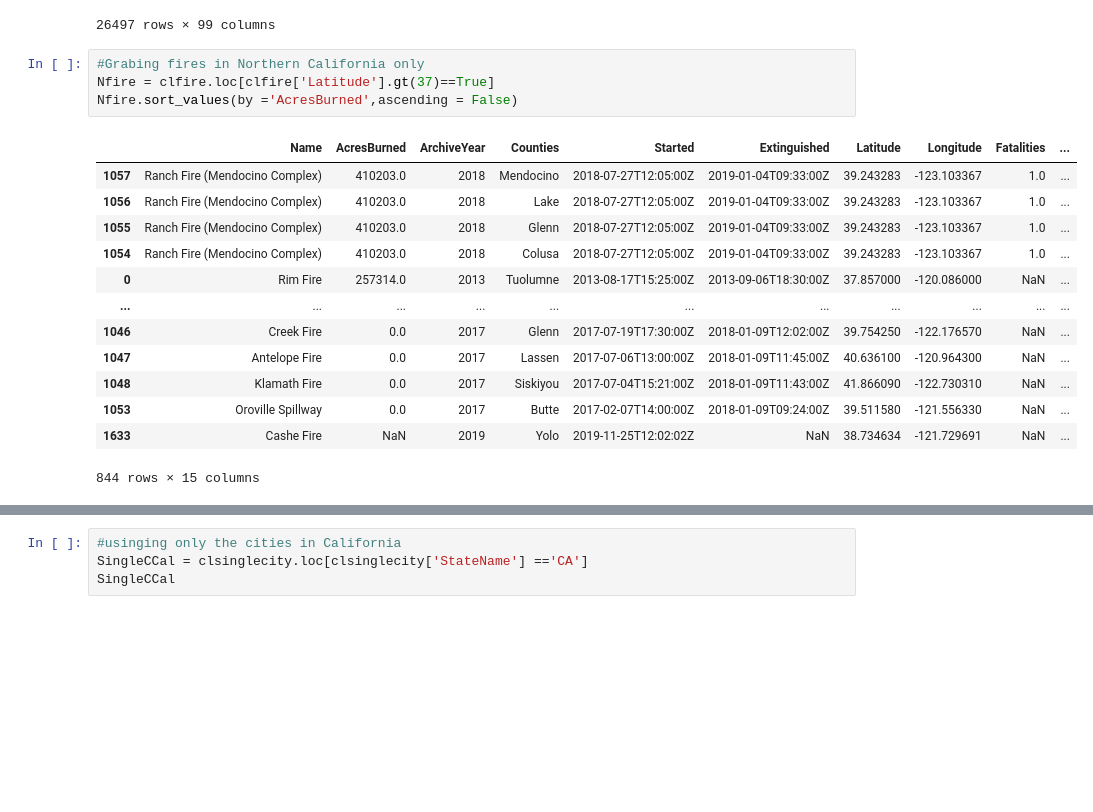
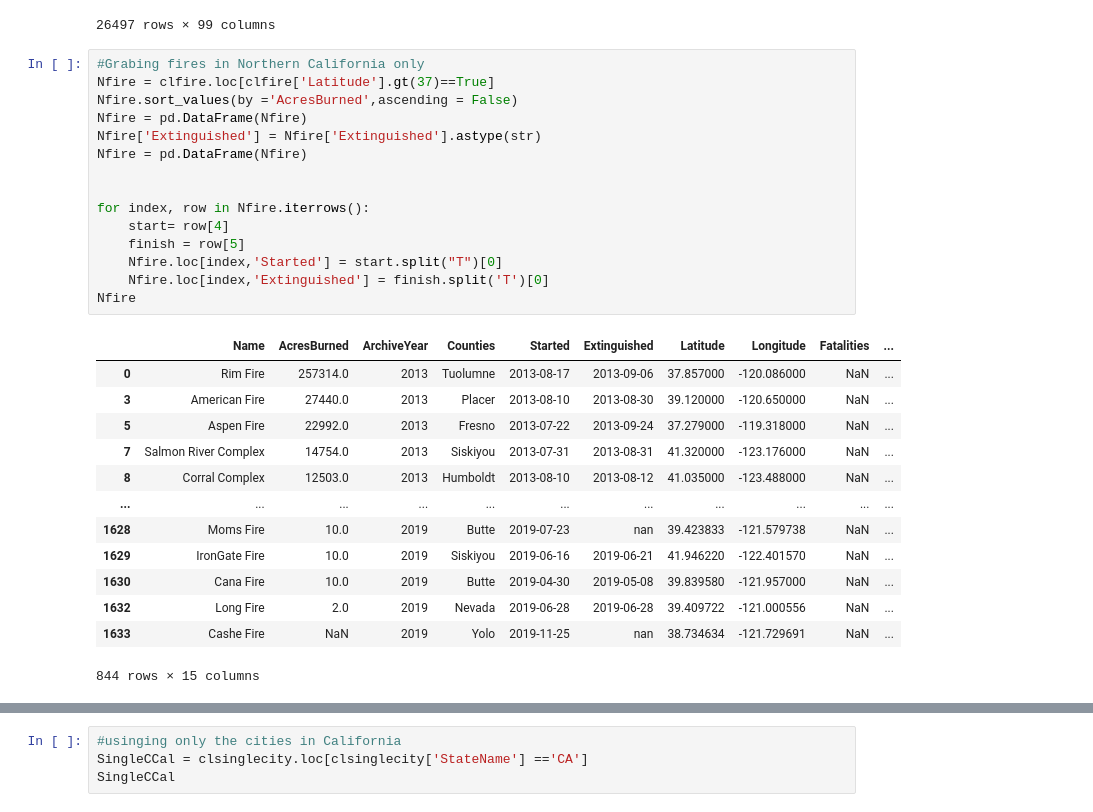
Before and after one commit to mattuzi17/The-Flight-From-Rural-Communities, a Jupyter notebook: Nathan.ipynb, the cells around one changed output, grey strips where cells are left out. Cells and saved outputs as stored; diff of their text form; blank space fills up the shorter version.

```diff
--- a/Nathan.ipynb
+++ b/Nathan.ipynb
@@ -92,20 +93,31 @@ clsinglecity
 # %%
 #Grabing fires in Northern California only
 Nfire = clfire.loc[clfire['Latitude'].gt(37)==True]
 Nfire.sort_values(by ='AcresBurned',ascending = False)
+Nfire = pd.DataFrame(Nfire)
+Nfire['Extinguished'] = Nfire['Extinguished'].astype(str)
+Nfire = pd.DataFrame(Nfire)
+
+
+for index, row in Nfire.iterrows():
+    start= row[4]
+    finish = row[5]
+    Nfire.loc[index,'Started'] = start.split("T")[0]
+    Nfire.loc[index,'Extinguished'] = finish.split('T')[0]
+Nfire
 # %% [output]
 |  | Name | AcresBurned | ArchiveYear | Counties | Started | Extinguished | Latitude | Longitude | Fatalities | ... |
-| 1057 | Ranch Fire (Mendocino Complex) | 410203.0 | 2018 | Mendocino | 2018-07-27T12:05:00Z | 2019-01-04T09:33:00Z | 39.243283 | -123.103367 | 1.0 | ... |
-| 1056 | Ranch Fire (Mendocino Complex) | 410203.0 | 2018 | Lake | 2018-07-27T12:05:00Z | 2019-01-04T09:33:00Z | 39.243283 | -123.103367 | 1.0 | ... |
-| 1055 | Ranch Fire (Mendocino Complex) | 410203.0 | 2018 | Glenn | 2018-07-27T12:05:00Z | 2019-01-04T09:33:00Z | 39.243283 | -123.103367 | 1.0 | ... |
-| 1054 | Ranch Fire (Mendocino Complex) | 410203.0 | 2018 | Colusa | 2018-07-27T12:05:00Z | 2019-01-04T09:33:00Z | 39.243283 | -123.103367 | 1.0 | ... |
-| 0 | Rim Fire | 257314.0 | 2013 | Tuolumne | 2013-08-17T15:25:00Z | 2013-09-06T18:30:00Z | 37.857000 | -120.086000 | NaN | ... |
+| 0 | Rim Fire | 257314.0 | 2013 | Tuolumne | 2013-08-17 | 2013-09-06 | 37.857000 | -120.086000 | NaN | ... |
+| 3 | American Fire | 27440.0 | 2013 | Placer | 2013-08-10 | 2013-08-30 | 39.120000 | -120.650000 | NaN | ... |
+| 5 | Aspen Fire | 22992.0 | 2013 | Fresno | 2013-07-22 | 2013-09-24 | 37.279000 | -119.318000 | NaN | ... |
+| 7 | Salmon River Complex | 14754.0 | 2013 | Siskiyou | 2013-07-31 | 2013-08-31 | 41.320000 | -123.176000 | NaN | ... |
+| 8 | Corral Complex | 12503.0 | 2013 | Humboldt | 2013-08-10 | 2013-08-12 | 41.035000 | -123.488000 | NaN | ... |
 | ... | ... | ... | ... | ... | ... | ... | ... | ... | ... | ... |
-| 1046 | Creek Fire | 0.0 | 2017 | Glenn | 2017-07-19T17:30:00Z | 2018-01-09T12:02:00Z | 39.754250 | -122.176570 | NaN | ... |
-| 1047 | Antelope Fire | 0.0 | 2017 | Lassen | 2017-07-06T13:00:00Z | 2018-01-09T11:45:00Z | 40.636100 | -120.964300 | NaN | ... |
-| 1048 | Klamath Fire | 0.0 | 2017 | Siskiyou | 2017-07-04T15:21:00Z | 2018-01-09T11:43:00Z | 41.866090 | -122.730310 | NaN | ... |
-| 1053 | Oroville Spillway | 0.0 | 2017 | Butte | 2017-02-07T14:00:00Z | 2018-01-09T09:24:00Z | 39.511580 | -121.556330 | NaN | ... |
-| 1633 | Cashe Fire | NaN | 2019 | Yolo | 2019-11-25T12:02:02Z | NaN | 38.734634 | -121.729691 | NaN | ... |
+| 1628 | Moms Fire | 10.0 | 2019 | Butte | 2019-07-23 | nan | 39.423833 | -121.579738 | NaN | ... |
+| 1629 | IronGate Fire | 10.0 | 2019 | Siskiyou | 2019-06-16 | 2019-06-21 | 41.946220 | -122.401570 | NaN | ... |
+| 1630 | Cana Fire | 10.0 | 2019 | Butte | 2019-04-30 | 2019-05-08 | 39.839580 | -121.957000 | NaN | ... |
+| 1632 | Long Fire | 2.0 | 2019 | Nevada | 2019-06-28 | 2019-06-28 | 39.409722 | -121.000556 | NaN | ... |
+| 1633 | Cashe Fire | NaN | 2019 | Yolo | 2019-11-25 | nan | 38.734634 | -121.729691 | NaN | ... |
 844 rows × 15 columns
 # %%
 #looking through the data
```
Also changed, not shown: parts of 14 cells of this notebook.
